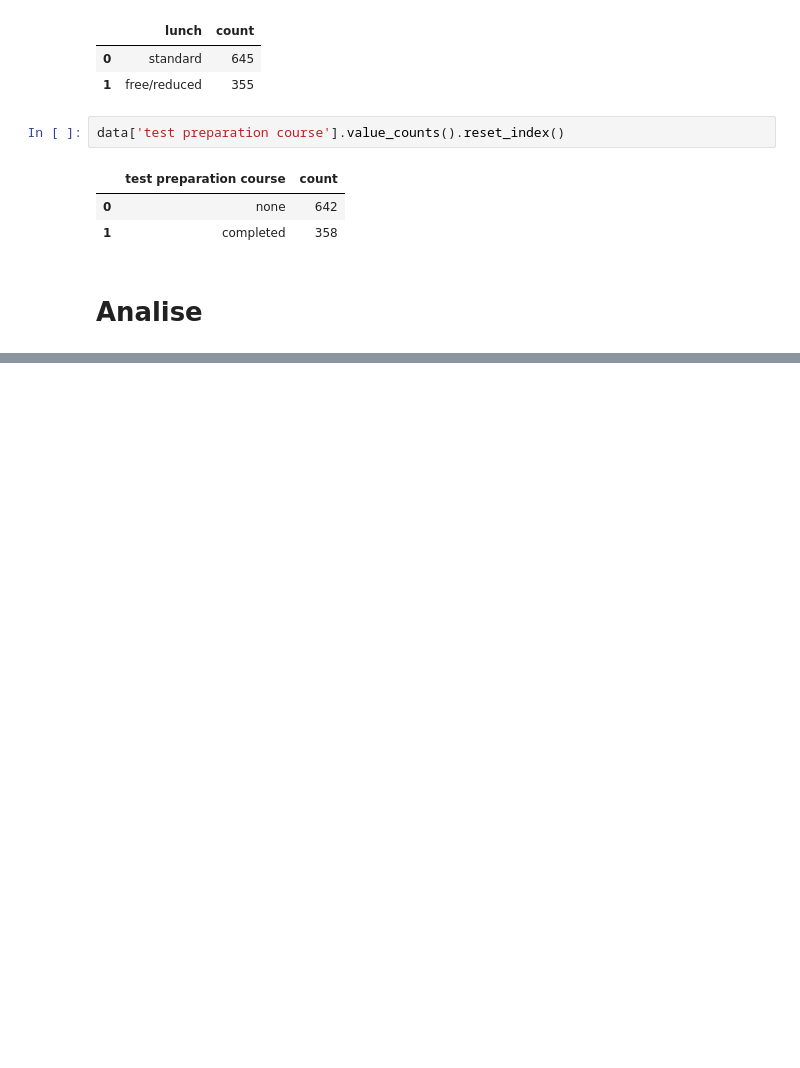
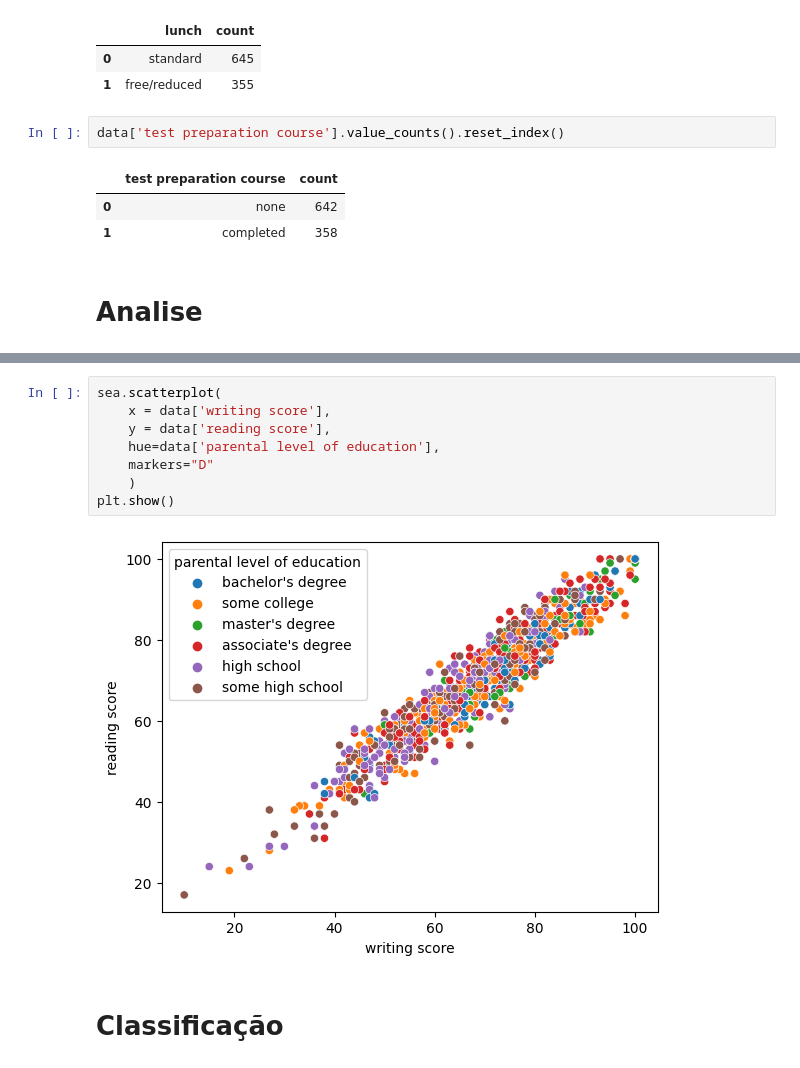
Before and after one commit to kaladabrio2020/DesempenhoNaEscola, a Jupyter notebook: Analise.ipynb, the cells around one changed output, grey strips where cells are left out. Saved outputs shown, nothing was run; the diff lists cells and outputs as text; blank space fills up the shorter version.

```diff
--- a/Analise.ipynb
+++ b/Analise.ipynb
@@ -79,0 +95,12 @@ plt.show()
+# %%
+sea.scatterplot(
+    x = data['writing score'],
+    y = data['reading score'],
+    hue=data['parental level of education'],
+    markers="D"
+    )
+plt.show()
+# %% [output]
+[figure, added]
+# %% [markdown]
+# Classificação
```
Also changed, not shown: parts of 30 cells of this notebook.
